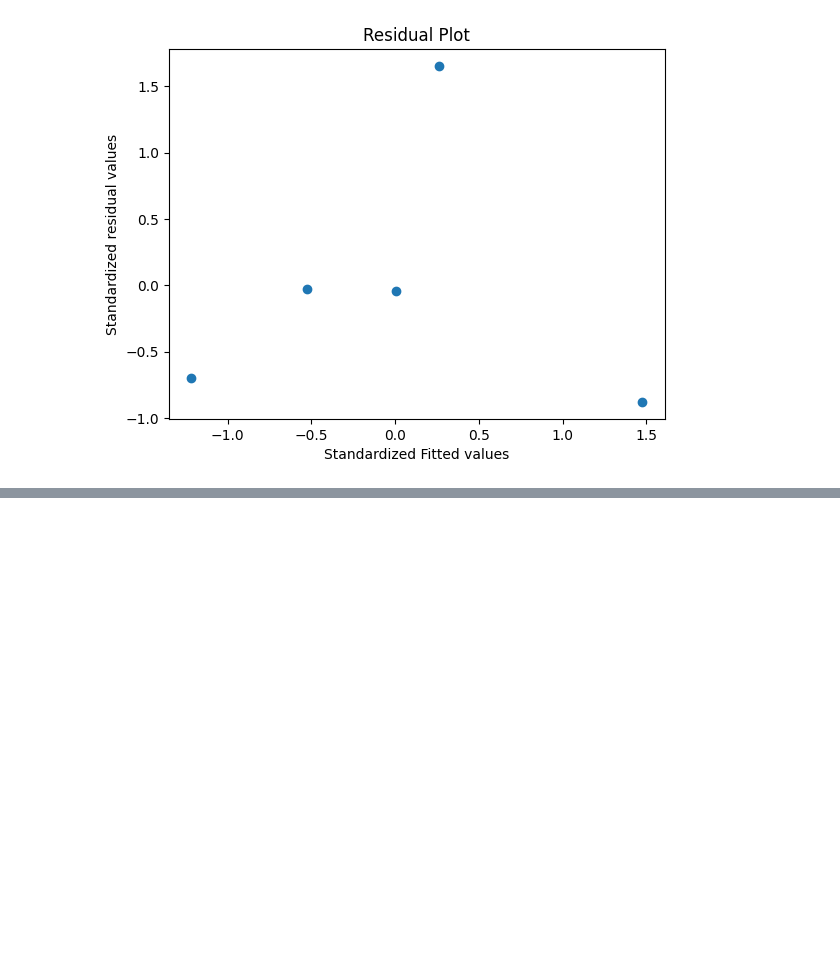
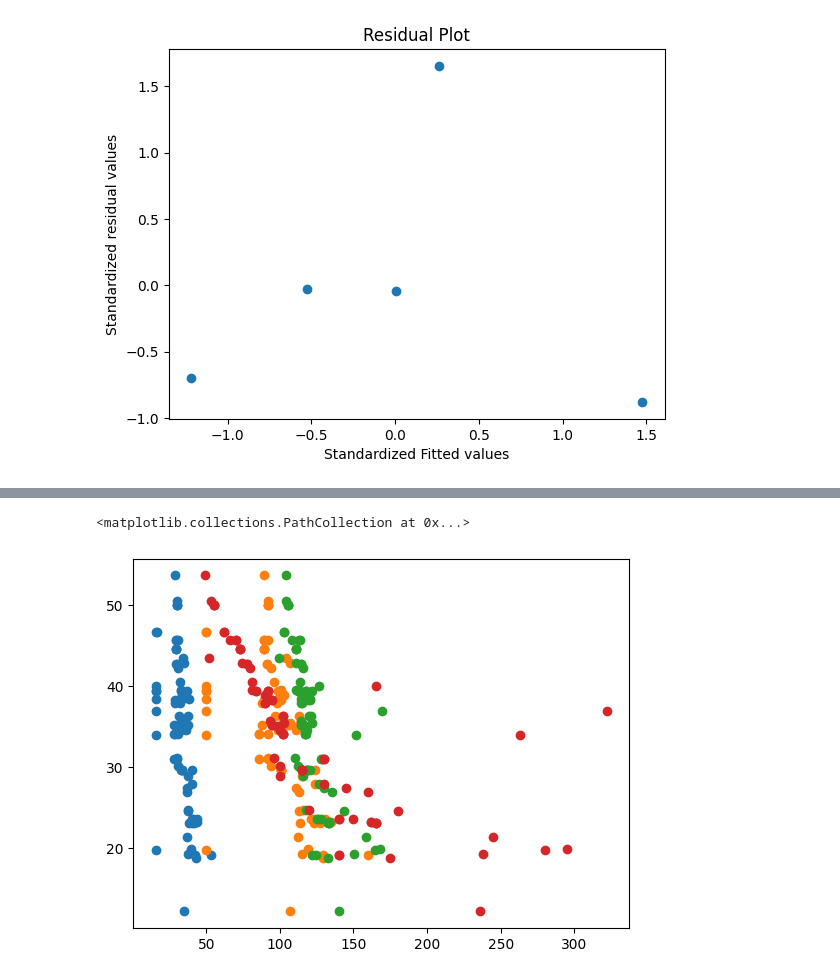
Before and after one commit to girissshhh/aiml-2311cs020553, a Jupyter notebook: Multi_Linear_Regression.ipynb, the cells around one changed output, grey strips where cells are left out. Saved outputs shown, nothing was run; the diff lists cells and outputs as text; code cells hidden in the pictures; blank space fills up the shorter version.

```diff
--- a/Multi_Linear_Regression.ipynb
+++ b/Multi_Linear_Regression.ipynb
@@ -124,0 +203,10 @@ plt.show()
+# %%
+
+import pandas as pd
+import statsmodels.formula.api as smf
+
+df = pd.read_csv('Cars.csv')
+
+model = smf.ols('MPG ~ WT + VOL + SP + HP', data=df).fit()
+
+print(model.tvalues, '\n', model.pvalues)
@@ -124,0 +226,10 @@ plt.show()
+# %%
+#add scatter plots for the above code
+import matplotlib.pyplot as plt
+plt.scatter(df['WT'],df['MPG'])
+plt.scatter(df['VOL'],df['MPG'])
+plt.scatter(df['SP'],df['MPG'])
+plt.scatter(df['HP'],df['MPG'])
+# %% [output]
+<matplotlib.collections.PathCollection at 0x...>
+[figure, added]
```
Also changed, not shown: parts of 11 cells of this notebook.
